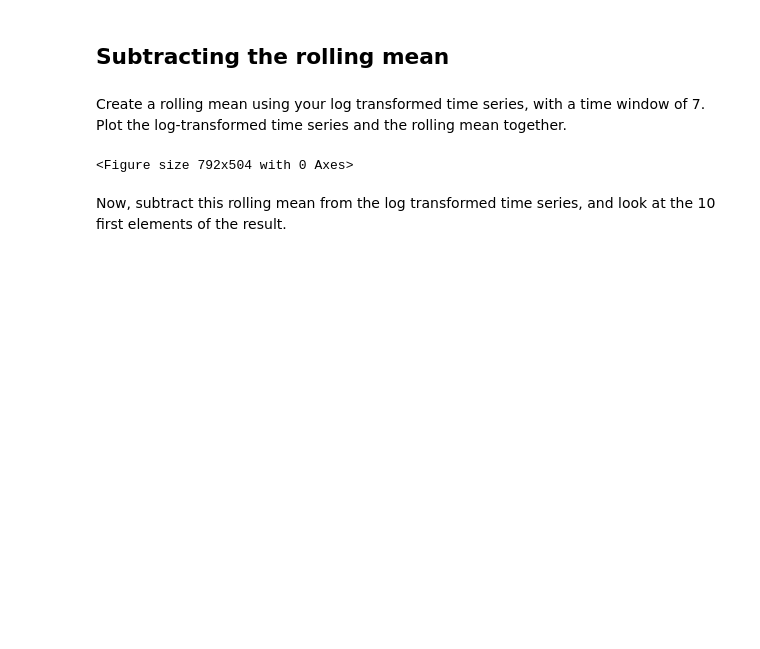
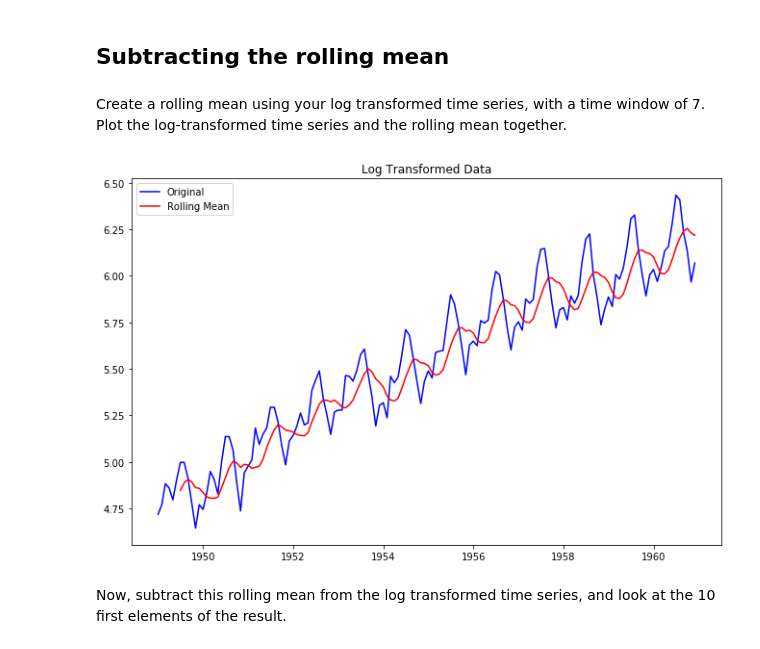
Before and after one commit to daveajstearns/dsc-removing-trends-lab-nyc-ds-021720, a Jupyter notebook: index.ipynb, the cells around one changed output. Saved outputs shown, nothing was run; the diff lists cells and outputs as text; code cells hidden in the pictures; blank space fills up the shorter version.

```diff
--- a/index.ipynb
+++ b/index.ipynb
@@ -150,14 +150,14 @@ Create a rolling mean using your log transformed time series, with a time window
 # %%
 # your code here
 roll_mean = ts_log.rolling(window=7).mean()
 fig = plt.figure(figsize=(11,7))
-plt.plot(np.log(ts), color='blue', label='Original')
+plt.plot(ts_log, color='blue', label='Original')
 plt.plot(roll_mean, color='red', label='Rolling Mean')
 plt.legend(loc='best')
 plt.title('Log Transformed Data')
 plt.show(block=False)
 # %% [output]
-<Figure size 792x504 with 0 Axes>
+[figure, added]
 # %% [markdown]
 Now, subtract this rolling mean from the log transformed time series, and look at the 10 first elements of the result.
 # %%
```
